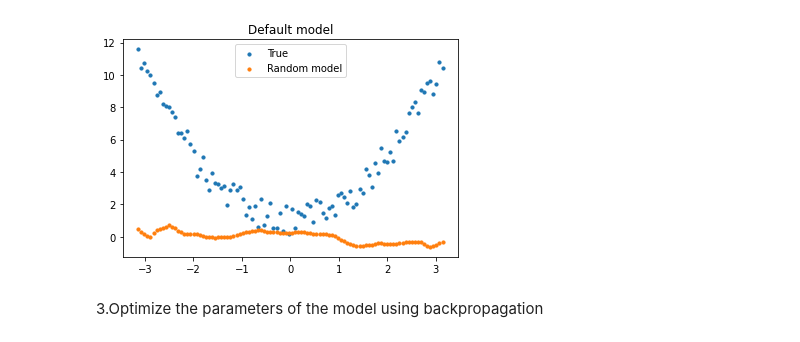
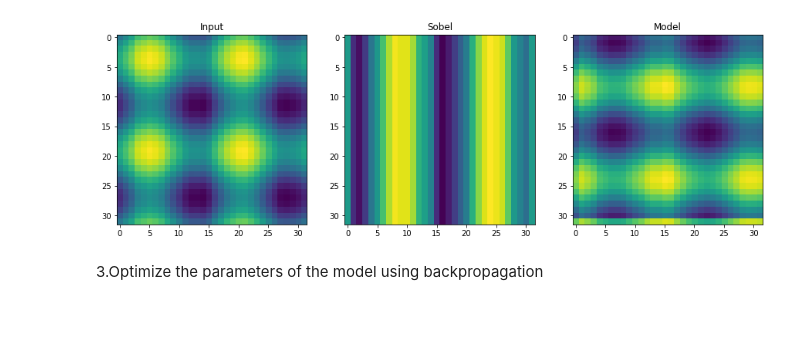
Before and after one commit to olmozavala/da_workshop_2022, a Jupyter notebook: 3_Hello_CNN.ipynb, the cells around one changed output. Drawn from its saved outputs; the diff is of its cells as text; code cells hidden in the pictures; blank space fills up the shorter version.

```diff
--- a/3_Hello_CNN.ipynb
+++ b/3_Hello_CNN.ipynb
@@ -44,73 +84,46 @@ Relu: ![image.png](attachment:7bef1a69-563e-4a37-bf49-a57e5483d97f.png)
 # %%
 # Models are created by classes that inherit from Module
-class SingleNeuronModel(nn.Module):
+class SingleCNNModel(nn.Module):
     # On the init function we define our model
     def __init__(self):
-        super(SingleNeuronModel, self).__init__() # Constructor of parent class
-        self.ex_model= nn.Sequential(
-            nn.Linear(1, 1)
-        )
+        super().__init__() # Constructor of parent class
+        self.conv1 =  nn.Conv2d(1, 1, 3, padding=1, padding_mode='reflect')
+        self.relu = nn.ReLU()
+        # self.conv2 =  nn.Conv2d(1, 1, 1)
+        # self.bn = nn.BatchNorm2d(1)
 
     # On the forward function we indicate how to make one 'pass' of the model
     def forward(self, x):
-        return self.ex_model(x)
+        l1 = self.conv1(x)
+        # # ---------
+        # for i in range(5):
+        #     l1 = self.bn(self.relu(self.conv1(l1)))
+        # l1 = self.conv2(l1)
+        # ----------
+        return l1
 
-class MultipleNeuronModelSingleHiddenLayer(nn.Module):
-    # On the init function we define our model
-    def __init__(self):
-        super(MultipleNeuronModelSingleHiddenLayer, self).__init__() # Constructor of parent class
-        self.hidden_neurons = 200
-        self.input_layer =  nn.Linear(1, self.hidden_neurons)
-        self.relu = nn.ReLU()
-        self.bn = nn.BatchNorm1d(self.hidden_neurons)
-        self.output_layer =   nn.Linear(self.hidden_neurons, 1)
 
-    # On the forward function we indicate how to make one 'pass' of the model
-    def forward(self, x):
-        # l1 = self.input_layer(x)  # Without no-linearity
-        l1 = self.relu(self.input_layer(x))  # With simple non-linear function
-        # l1 = self.bn(self.relu(self.input_layer(x)))  # With batch normalization
-        l2 = self.output_layer(l1)
-        return l2
+ex_model = SingleCNNModel().to(device)
+print(list(ex_model.named_parameters()))
 
-class MultipleNeuronModelMultipleHiddenLayer(nn.Module):
-    # On the init function we define our model
-    def __init__(self):
-        super(MultipleNeuronModelMultipleHiddenLayer, self).__init__() # Constructor of parent class
-        self.hidden_neurons = 200
-        self.input_layer =  nn.Linear(1, self.hidden_neurons)
-        self.bn = nn.BatchNorm1d(self.hidden_neurons)
-        self.hidden_layer =  nn.Linear(self.hidden_neurons, self.hidden_neurons)
-        self.relu = nn.ReLU()
-        self.output_layer =   nn.Linear(self.hidden_neurons, 1)
+# Reshape to the proper input of the network
+X_torch = torch.reshape(torch.tensor(X), (X.shape[0], 1, X.shape[1], X.shape[2])).to(device, dtype=torch.float)
+Y_torch = torch.reshape(torch.tensor(Y), (Y.shape[0], 1, Y.shape[1], Y.shape[2])).to(device, dtype=torch.float)
+print("Original shape", X.shape)
+print("Input shape", X_torch.shape)
 
-    # On the forward function we indicate how to make one 'pass' of the model
-    def forward(self, x):
-        l1 = self.bn(self.relu(self.input_layer(x)))  # With simple non-linear function
-        for i in range(2):
-            l1 = self.bn(self.relu(self.hidden_layer(l1)))  # With batch normalization
-        l2 = self.output_layer(l1)
-        return l2
-
-# ex_model = SingleNeuronModel().to(device)
-# ex_model = MultipleNeuronModelSingleHiddenLayer().to(device)
-ex_model = MultipleNeuronModelMultipleHiddenLayer().to(device)
-
-# print(list(ex_model.named_parameters()))
-# Reshape to the proper input of the network
-X = torch.reshape(x, (x.shape[0],1)).to(device)
-Y = torch.reshape(y, (y.shape[0],1)).to(device)
-
+model_y = ex_model(X_torch).cpu().detach().numpy()
 #-------------- Just for plotting --------------
-fig, ax = plt.subplots(1,1)
+fig, ax = plt.subplots(1,3, figsize=(15,5))
 def plotCurrentModel(x, y, model, ax):
     # Torch receives inputs with shape [Examples, input_size]
-    model_y = model(X).cpu().detach().numpy()
+    ax[0].imshow(x)
+    ax[0].set_title('Input')
+    ax[1].imshow(y)
+    ax[1].set_title('Sobel')
+    im = ax[2].imshow(model)
+    ax[2].set_title('Model')
 
-    ax.scatter(x, y, s=10, label='True')
-    ax.scatter(x, model_y, s=10, label='Random model')
-    ax.set_title('Default model')
-    ax.legend()
-
-plotCurrentModel(x, y, ex_model, ax)
+ex = 0
+plotCurrentModel(X[ex,:,:], Y[ex,:,:], model_y[ex,0,:,:], ax)
 # %% [output]
@@ -117,4 +137,4 @@ plotCurrentModel(x, y, ex_model, ax)
-[figure, old version]
+[figure, new version]
 # %% [markdown]
 3.Optimize the parameters of the model using backpropagation
 # %%
```
Also changed, not shown: parts of 10 cells of this notebook, 3 other files.
